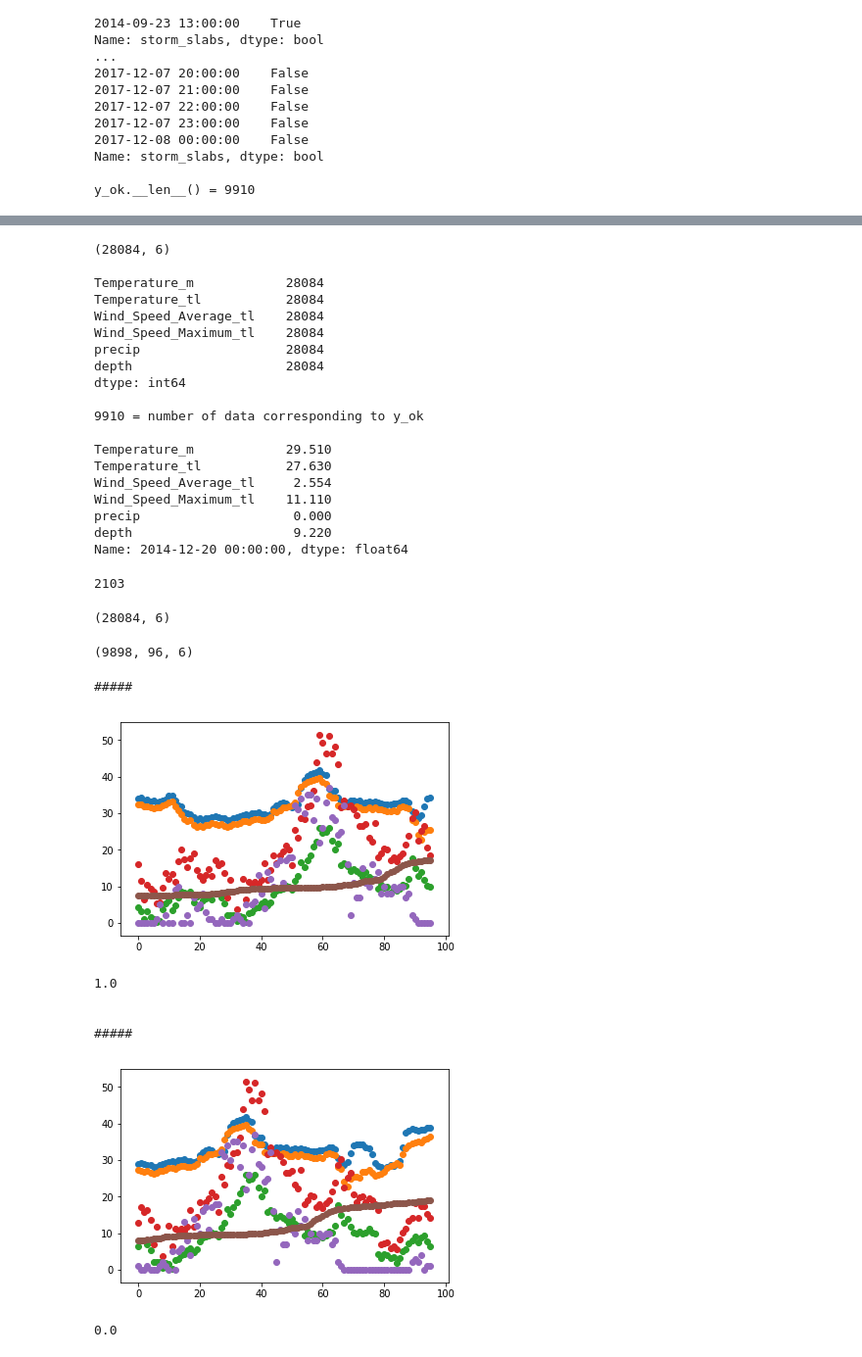
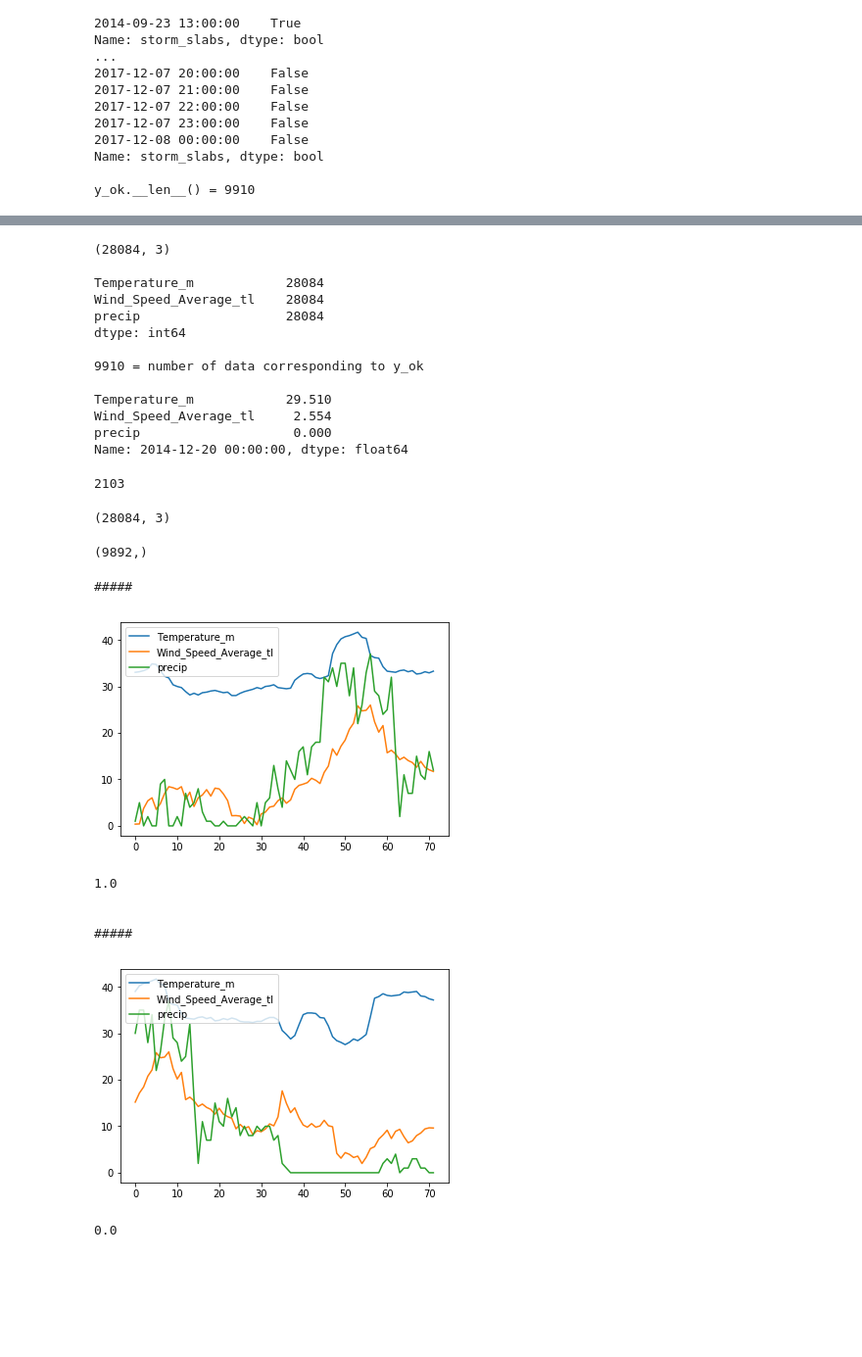
Before and after one commit to notsambeck/avalanche, a Jupyter notebook: eda-storm_slab-transform.ipynb, the cells around one changed output, grey strips where cells are left out. Shown at 98% size. Drawn from its saved outputs; the diff is of its cells as text; code cells hidden in the pictures; blank space fills up the shorter version.

```diff
--- a/eda-storm_slab-transform.ipynb
+++ b/eda-storm_slab-transform.ipynb
@@ -7,7 +7,7 @@ from tqdm import tqdm
 
 %matplotlib inline
 
-df = pd.read_csv('avy_X-y.csv', index_col='Unnamed: 0')
+df = pd.read_csv('datasets/avy_X-y.csv', index_col='Unnamed: 0')
 # %%
 print(df.columns)
 print(len(df))
@@ -96,11 +96,12 @@ y_ok.__len__() = 9910
 # %%
 df.precip = df.precip.apply(lambda x: x*100)
 # %%
-cols = ['Temperature_m', 'Temperature_tl', 'Wind_Speed_Average_tl', 'Wind_Speed_Maximum_tl', 'precip', 'depth',]
+cols = ['Temperature_m', 'Wind_Speed_Average_tl', 'precip']
 # cols to use
 
 data = df[cols]
 
+# DNU   'depth', 'Temperature_tl', 'Wind_Speed_Maximum_tl',
        #'above', 'below', 'near', 'storm_slabs', 'wet_slabs', 'Relative_Humidity_m',
        #'persistent', 'wind_slab', 'loose_wet', 'glide', 'cornices',
        #'loose_dry', 'Relative_Humidity_tl',  'Wind_Direction_(deg.)_tl',]
@@ -114,24 +129,18 @@ print(len(data[~y_all.isna()]), '= number of data corresponding to y_ok')
 print()
 print(data.loc[y_ok.index[0]])
 # %% [output]
-(28084, 6)
+(28084, 3)
 
 Temperature_m            28084
-Temperature_tl           28084
 Wind_Speed_Average_tl    28084
-Wind_Speed_Maximum_tl    28084
 precip                   28084
-depth                    28084
 dtype: int64
 
 9910 = number of data corresponding to y_ok
 
 Temperature_m            29.510
-Temperature_tl           27.630
 Wind_Speed_Average_tl     2.554
-Wind_Speed_Maximum_tl    11.110
 precip                    0.000
-depth                     9.220
 Name: 2014-12-20 00:00:00, dtype: float64
 # %%
 # find i | x[i] matches index of y[j]
@@ -153,45 +162,48 @@ dicty[0]
 # %%
 data.values.shape
 # %% [output]
-(28084, 6)
+(28084, 3)
 # %%
-fl = 12  # fl = forward looking - ie. how far forward
-days = 4
+fl = 18  # fl = forward looking - ie. how far forward
+days = 3
 
 X_multiseries = np.empty((len(y_ok) - fl, 24*days, len(data.columns)))
 # 9910 - 30 samples because last day goes into future; days of weather info * 24hours/day  x  columns
 
 for i in range(len(y_ok) - fl):
-    X_multiseries[i] = data.values[dicty[i] - 24*(days-1) - fl: dicty[i] + fl]
+    X_multiseries[i] = data.values[dicty[i] - 24*(days) + fl: dicty[i] + fl]
 
-# X is now a dataset with 7 days worth of weather for each y
+# X is now a dataset with 'days' days worth of weather for each y
 
 y = y_ok[:-fl]
 X_multiseries.shape
+
+y.shape
 # %% [output]
-(9898, 96, 6)
+(9892,)
 # %%
 # look at some X s
 
-def view_x(i, X=X_multiseries, label=y.values):
+def view_x(i, X=X_multiseries, labels=y.values):
     # view i-th sample of multiseries data
     print(' \n\n#####')
     x = X[i]
     for s in range(x.shape[-1]):  # for series index:
-        plt.scatter(range(len(x[:, s])), x[:, s])
+        plt.plot(range(len(x[:, s])), x[:, s], label=cols[s])
+    plt.legend(loc=2)
     plt.show()
-    print(label[i])
+    print(labels[i])
 # %%
-view_x(48)  # danger of storm slab
+view_x(24)  # danger of storm slab
 
 view_x(72)  # no danger
 # %% [output]
 #####
-[figure, old version]
+[figure, new version]
 1.0
 
 
 #####
-[figure, old version]
+[figure, new version]
 0.0
 # %% [markdown]
```
Also changed, not shown: parts of 22 cells of this notebook, 51 other files.
